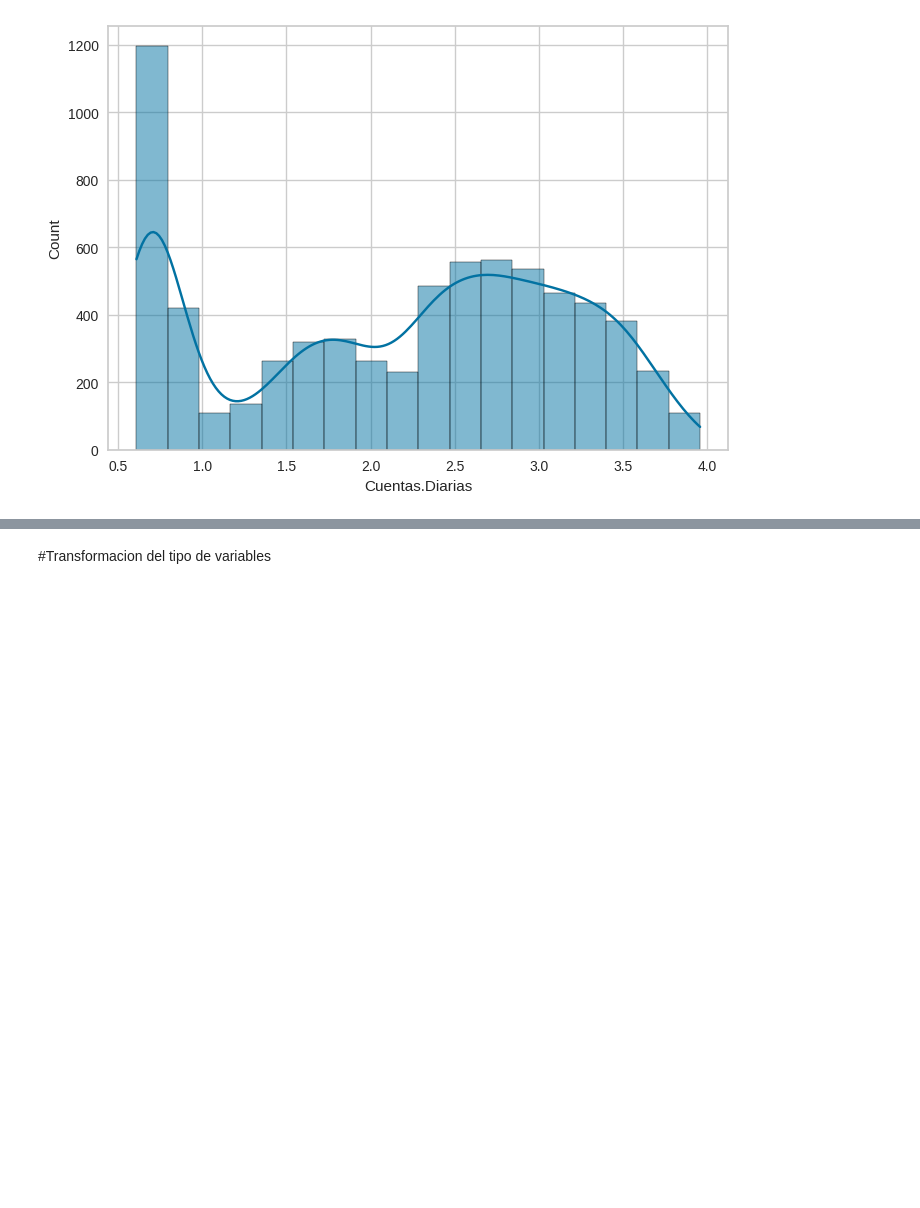
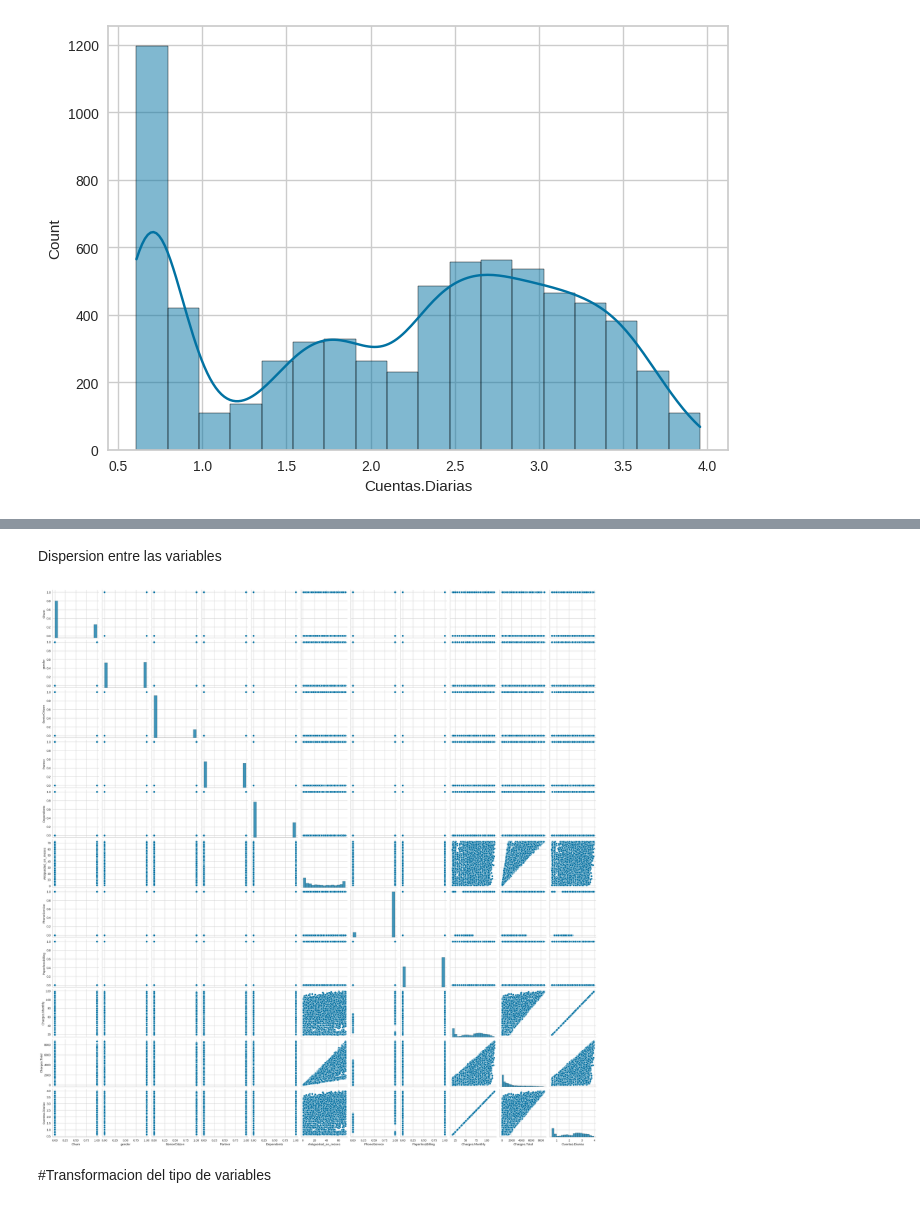
Before and after one commit to nicolb21/TelecomX_parte2_Latam, a Jupyter notebook: Telecom_X__Parte_2.ipynb, the cells around one changed output, grey strips where cells are left out. Drawn from its saved outputs; the diff is of its cells as text; code cells hidden in the pictures; blank space fills up the shorter version.

```diff
--- a/Telecom_X__Parte_2.ipynb
+++ b/Telecom_X__Parte_2.ipynb
@@ -278,3 +288,9 @@ sns.histplot(data=datos,x='Cuentas.Diarias',kde=True)
+# %% [markdown]
+Dispersion entre las variables
+# %%
+ax= sns.pairplot(datos)
+# %% [output]
+[figure, added]
 # %% [markdown]
 #Transformacion del tipo de variables
 # %%
```
Also changed, not shown: parts of 32 cells of this notebook.
